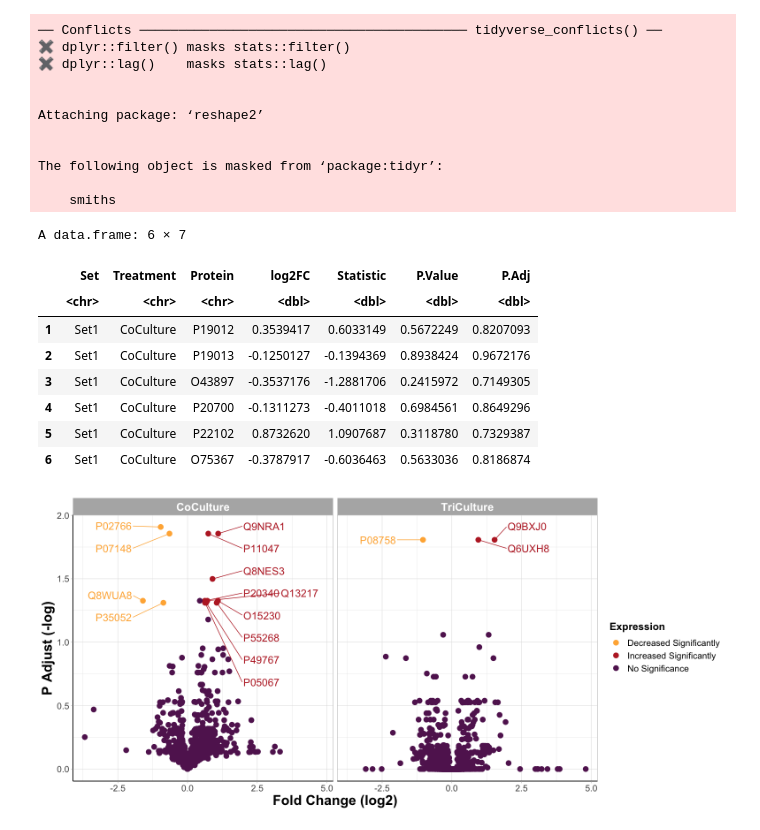
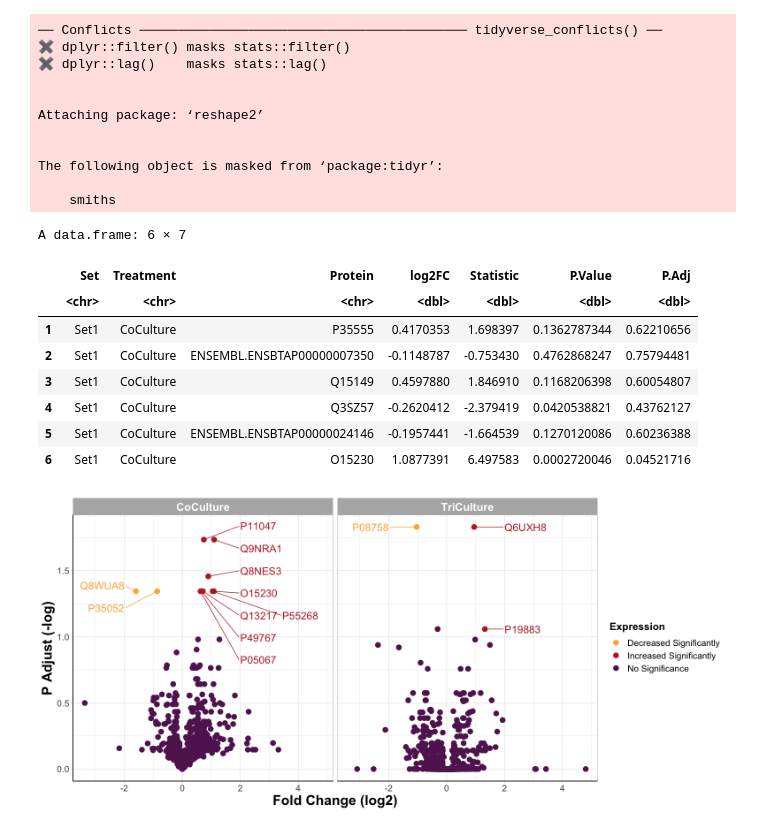
Before and after one commit to alexispayton/Wildfires-and-Extracellular-Vesicles-EVs-Woodsmoke-Alters-EV-Proteomic-Signatures-involved-in-Ext, a Jupyter notebook: 5. Statistical Visualizations/Volcano Plot.ipynb, the cells around one changed output. Drawn from its saved outputs; the diff is of its cells as text; code cells hidden in the pictures.

```diff
--- a/5. Statistical Visualizations/Volcano Plot.ipynb
+++ b/5. Statistical Visualizations/Volcano Plot.ipynb
@@ -1,7 +1,7 @@
 # %%
 setwd('/Users/alexis/Library/CloudStorage/OneDrive-UniversityofNorthCarolinaatChapelHill/CEMALB_DataAnalysisPM/Projects/P1001. InVitroWildfire EVProteomics/P1001.3. Analyses/P1001.3.6. Volcano Plot/Input')
 Output = ('/Users/alexis/Library/CloudStorage/OneDrive-UniversityofNorthCarolinaatChapelHill/CEMALB_DataAnalysisPM/Projects/P1001. InVitroWildfire EVProteomics/P1001.3. Analyses/P1001.3.6. Volcano Plot/Output')
-cur_date = "051022"
+cur_date = "062122"
 
 library(readxl)
 library(tidyverse)
@@ -10,7 +10,7 @@ library(ggrepel)
 library(MetBrewer)
 
 #reading in file
-protein_df = data.frame(read_excel("042322_Statistical_Results_Only.xlsx"))
+protein_df = data.frame(read_excel("062122_Statistical_Results_Only.xlsx"))
 # %% [output]
 ── Attaching packages ─────────────────────────────────────── tidyverse 1.3.1 ──
 
@@ -36,23 +36,23 @@ head(protein_df)
 A data.frame: 6 × 7
 |  | Set | Treatment | Protein | log2FC | Statistic | P.Value | P.Adj |
 |  | <chr> | <chr> | <chr> | <dbl> | <dbl> | <dbl> | <dbl> |
-| 1 | Set1 | CoCulture | P19012 | 0.3539417 | 0.6033149 | 0.5672249 | 0.8207093 |
-| 2 | Set1 | CoCulture | P19013 | -0.1250127 | -0.1394369 | 0.8938424 | 0.9672176 |
-| 3 | Set1 | CoCulture | O43897 | -0.3537176 | -1.2881706 | 0.2415972 | 0.7149305 |
-| 4 | Set1 | CoCulture | P20700 | -0.1311273 | -0.4011018 | 0.6984561 | 0.8649296 |
-| 5 | Set1 | CoCulture | P22102 | 0.8732620 | 1.0907687 | 0.3118780 | 0.7329387 |
-| 6 | Set1 | CoCulture | O75367 | -0.3787917 | -0.6036463 | 0.5633036 | 0.8186874 |
+| 1 | Set1 | CoCulture | P35555 | 0.4170353 | 1.698397 | 0.1362787344 | 0.62210656 |
+| 2 | Set1 | CoCulture | ENSEMBL.ENSBTAP00000007350 | -0.1148787 | -0.753430 | 0.4762868247 | 0.75794481 |
+| 3 | Set1 | CoCulture | Q15149 | 0.4597880 | 1.846910 | 0.1168206398 | 0.60054807 |
+| 4 | Set1 | CoCulture | Q3SZ57 | -0.2620412 | -2.379419 | 0.0420538821 | 0.43762127 |
+| 5 | Set1 | CoCulture | ENSEMBL.ENSBTAP00000024146 | -0.1957441 | -1.664539 | 0.1270120086 | 0.60236388 |
+| 6 | Set1 | CoCulture | O15230 | 1.0877391 | 6.497583 | 0.0002720046 | 0.04521716 |
 # %%
 # adding a col to denote whether a protein had increased or decreased expression
 
 # add a column of NAs
 protein_df$diffexpressed <- "No Significance"
 
-# if log2FC > 0.6 and P.Value < 0.05, set as "UP"
-protein_df$diffexpressed[protein_df$log2FC > 0.6 & protein_df$P.Value < 0.05] <- "Increased Significantly"
+# if log2FC > log2(1.5) and P.Adj < 0.05, set as "UP"
+protein_df$diffexpressed[protein_df$log2FC > log2(1.5) & protein_df$P.Adj < 0.1] <- "Increased Significantly"
 
-# if log2FC < -0.6 and P.Value < 0.05, set as "DOWN"
-protein_df$diffexpressed[protein_df$log2FC < -0.6 & protein_df$P.Value < 0.05] <- "Decreased Significantly"
+# if log2FC < -log2(1.5) and P.Adj < 0.05, set as "DOWN"
+protein_df$diffexpressed[protein_df$log2FC < -log2(1.5) & protein_df$P.Adj < 0.1] <- "Decreased Significantly"
 
 protein_df$diffexpressed = factor(protein_df$diffexpressed, levels = c("Decreased Significantly", "Increased Significantly", "No Significance"))
 # %%
@@ -62,45 +62,44 @@ options(repr.plot.width=13, repr.plot.height=6) #changing size
 metbrewer_colors = MetPalettes$Tam[[1]]
 
 ggplot() +
-  geom_point(data = protein_df, aes(x = log2FC, y = -log10(P.Value), color = diffexpressed), size = 3) +
-  #geom_hline(data = protein_df, aes(yintercept = -log10(0.05)), linetype = "dotdash") +
+  geom_point(data = protein_df, aes(x = log2FC, y = -log10(P.Adj), color = diffexpressed), size = 3) +
 
   #labeling points with statistical significance and FC
   geom_text_repel(data = protein_df %>%
-                      filter(abs(log2FC) > 0.6 & P.Value < 0.05 & diffexpressed == "Increased Significantly"),
-    aes(x = log2FC, y = -log10(P.Value), label = Protein, color = diffexpressed),
+                      filter(abs(log2FC) > log2(1.5) & P.Adj < 0.1 & diffexpressed == "Increased Significantly"),
+    aes(x = log2FC, y = -log10(P.Adj), label = Protein, color = diffexpressed),
     xlim = c(2, NA),
     hjust = 0,
     segment.size = 0.4,
      box.padding = 0.7,
      max.overlaps = Inf,
     size = 5,
     show.legend = FALSE) +
 
   geom_text_repel(data = protein_df %>%
-                      filter(abs(log2FC) > 0.6 & P.Value < 0.05 & diffexpressed == "Decreased Significantly"),
-    aes(x = log2FC, y = -log10(P.Value), label = Protein, color = diffexpressed),
+                      filter(abs(log2FC) > log2(1.5) & P.Adj < 0.1 & diffexpressed == "Decreased Significantly"),
+    aes(x = log2FC, y = -log10(P.Adj), label = Protein, color = diffexpressed),
     xlim = c(NA, -2),
     hjust = 1,
     segment.size = 0.4,
      box.padding = 0.7,
      max.overlaps = Inf,
     size = 5,
     show.legend = FALSE) +
 
   facet_wrap(~Treatment) +
 
   theme_light() +
   theme(axis.line = element_line(colour = "black"), #making x and y axes black
         axis.text = element_text(size = 12), #changing size of x axis labels
         axis.title = element_text(face = "bold", size = rel(1.7)), #changes axis titles
         legend.title = element_text(face = 'bold', size = 14), #changes legend title
         legend.text = element_text(size = 12), #changes legend text
         strip.text.x = element_text(size = 15, face = "bold"), #changes size of facet x axis
         strip.text.y = element_text(size = 15, face = "bold")) + #changes size of facet y axis
-  labs(x = 'Fold Change (log2)', y = 'P Value (-log)') +
+  labs(x = 'Fold Change (log2)', y = 'P Adjust (-log)') +
 
   scale_color_manual(name = "Expression",
                       values = c(metbrewer_colors[2], metbrewer_colors[5], metbrewer_colors[7]))
 # %% [output]
-[figure, old version]
+[figure, new version]
```
